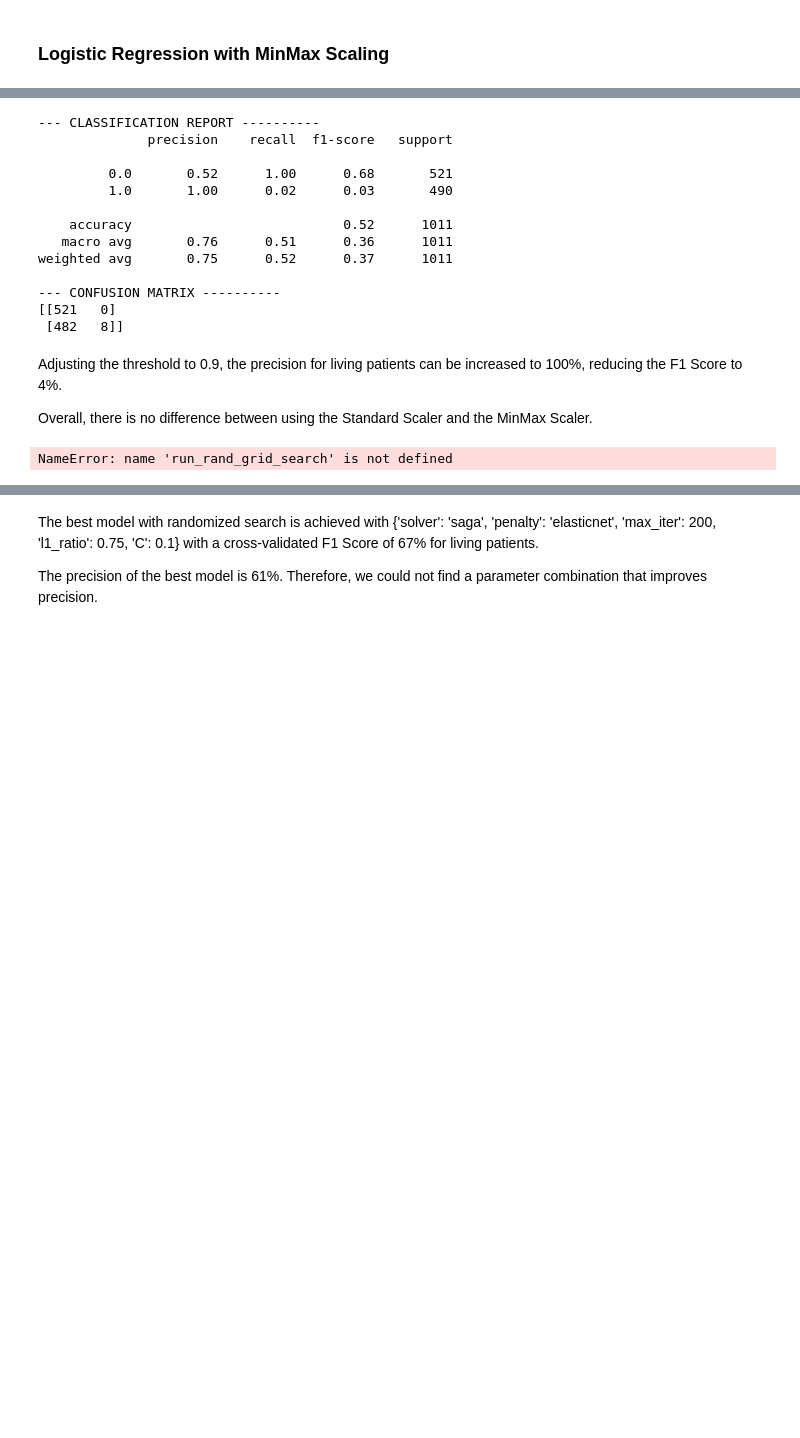
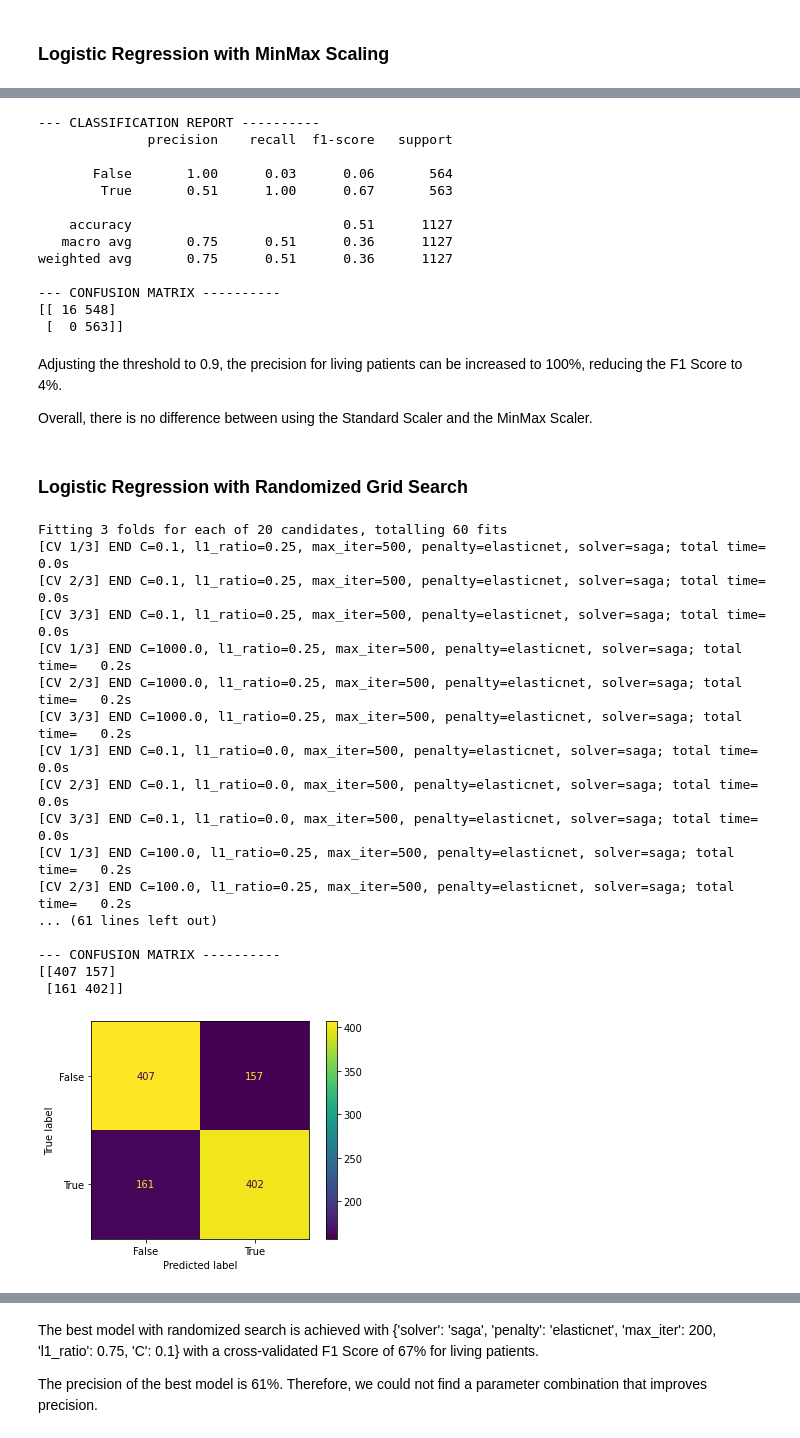
Before and after one commit to EnHaHB/Capstone, a Jupyter notebook: 04_capstone_model_14.ipynb, the cells around one changed output, grey strips where cells are left out. Saved outputs shown, nothing was run; the diff lists cells and outputs as text; code cells hidden in the pictures; blank space fills up the shorter version.

```diff
--- a/04_capstone_model_14.ipynb
+++ b/04_capstone_model_14.ipynb
@@ -277,7 +336,7 @@ The simple logistic model with MinMax scaling of the numerical features achieves
 # Classification report
 y_probs = m_logreg_mm.predict_proba(X_test_trans)[:, 1]
 
-y_pred = y_probs > 0.9
+y_pred = y_probs > 0.1
 print(f"--- CLASSIFICATION REPORT {'-'*10}")
 print(classification_report(y_test,y_pred))
 print(f"--- CONFUSION MATRIX {'-'*10}")
@@ -286,16 +345,16 @@ print(confusion_matrix(y_test,y_pred))
 --- CLASSIFICATION REPORT ----------
               precision    recall  f1-score   support
 
-         0.0       0.52      1.00      0.68       521
-         1.0       1.00      0.02      0.03       490
+       False       1.00      0.03      0.06       564
+        True       0.51      1.00      0.67       563
 
-    accuracy                           0.52      1011
-   macro avg       0.76      0.51      0.36      1011
-weighted avg       0.75      0.52      0.37      1011
+    accuracy                           0.51      1127
+   macro avg       0.75      0.51      0.36      1127
+weighted avg       0.75      0.51      0.36      1127
 
 --- CONFUSION MATRIX ----------
-[[521   0]
- [482   8]]
+[[ 16 548]
+ [  0 563]]
 # %% [markdown]
 Adjusting the threshold to 0.9, the precision for living patients can be increased to 100%, reducing the F1 Score to 4%.
 
@@ -304,0 +362,2 @@ Overall, there is no difference between using the Standard Scaler and the MinMax
+# %% [markdown]
+### Logistic Regression with Randomized Grid Search
@@ -305,11 +374,28 @@ Overall, there is no difference between using the Standard Scaler and the MinMax
 # %%
 params_grid = {
     "penalty": ["elasticnet"],
     "C": np.logspace(-3, 3, 7),
-    "max_iter": [200],
+    "max_iter": [500],
     "l1_ratio": np.arange(0, 1, 0.25),
     "solver": ["saga"],
 }
-rs_logreg = run_rand_grid_search(X_train_trans, X_test_trans, y_train, y_test, logreg, params_grid, cv=3, n_iter=20)
+rs_logreg = modeling.run_rand_grid_search(X_train_trans, X_test_trans, y_train, y_test, logreg, params_grid, cv=3, n_iter=20)
 # %% [output]
-NameError: name 'run_rand_grid_search' is not defined
+Fitting 3 folds for each of 20 candidates, totalling 60 fits
+[CV 1/3] END C=0.1, l1_ratio=0.25, max_iter=500, penalty=elasticnet, solver=saga; total time=   0.0s
+[CV 2/3] END C=0.1, l1_ratio=0.25, max_iter=500, penalty=elasticnet, solver=saga; total time=   0.0s
+[CV 3/3] END C=0.1, l1_ratio=0.25, max_iter=500, penalty=elasticnet, solver=saga; total time=   0.0s
+[CV 1/3] END C=1000.0, l1_ratio=0.25, max_iter=500, penalty=elasticnet, solver=saga; total time=   0.2s
+[CV 2/3] END C=1000.0, l1_ratio=0.25, max_iter=500, penalty=elasticnet, solver=saga; total time=   0.2s
+[CV 3/3] END C=1000.0, l1_ratio=0.25, max_iter=500, penalty=elasticnet, solver=saga; total time=   0.2s
+[CV 1/3] END C=0.1, l1_ratio=0.0, max_iter=500, penalty=elasticnet, solver=saga; total time=   0.0s
+[CV 2/3] END C=0.1, l1_ratio=0.0, max_iter=500, penalty=elasticnet, solver=saga; total time=   0.0s
+[CV 3/3] END C=0.1, l1_ratio=0.0, max_iter=500, penalty=elasticnet, solver=saga; total time=   0.0s
+[CV 1/3] END C=100.0, l1_ratio=0.25, max_iter=500, penalty=elasticnet, solver=saga; total time=   0.2s
+[CV 2/3] END C=100.0, l1_ratio=0.25, max_iter=500, penalty=elasticnet, solver=saga; total time=   0.2s
+... (61 lines left out)
+
+--- CONFUSION MATRIX ----------
+[[407 157]
+ [161 402]]
+[figure, added]
```
Also changed, not shown: parts of 38 cells of this notebook, 3 other files.
